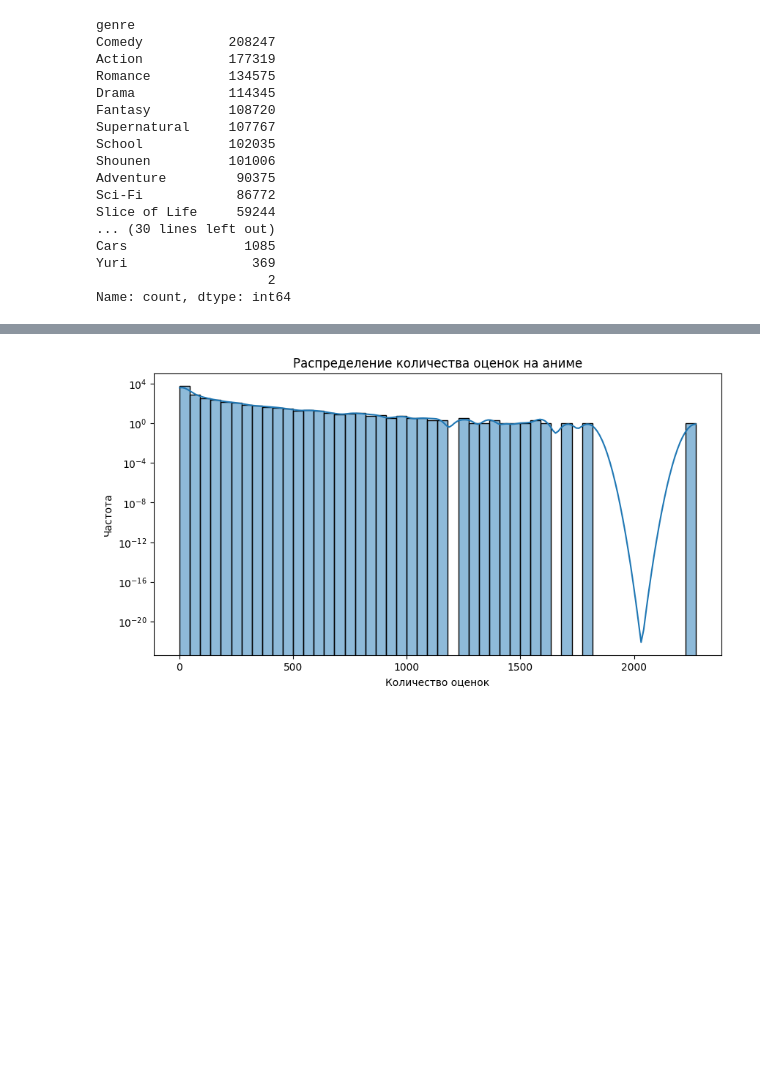
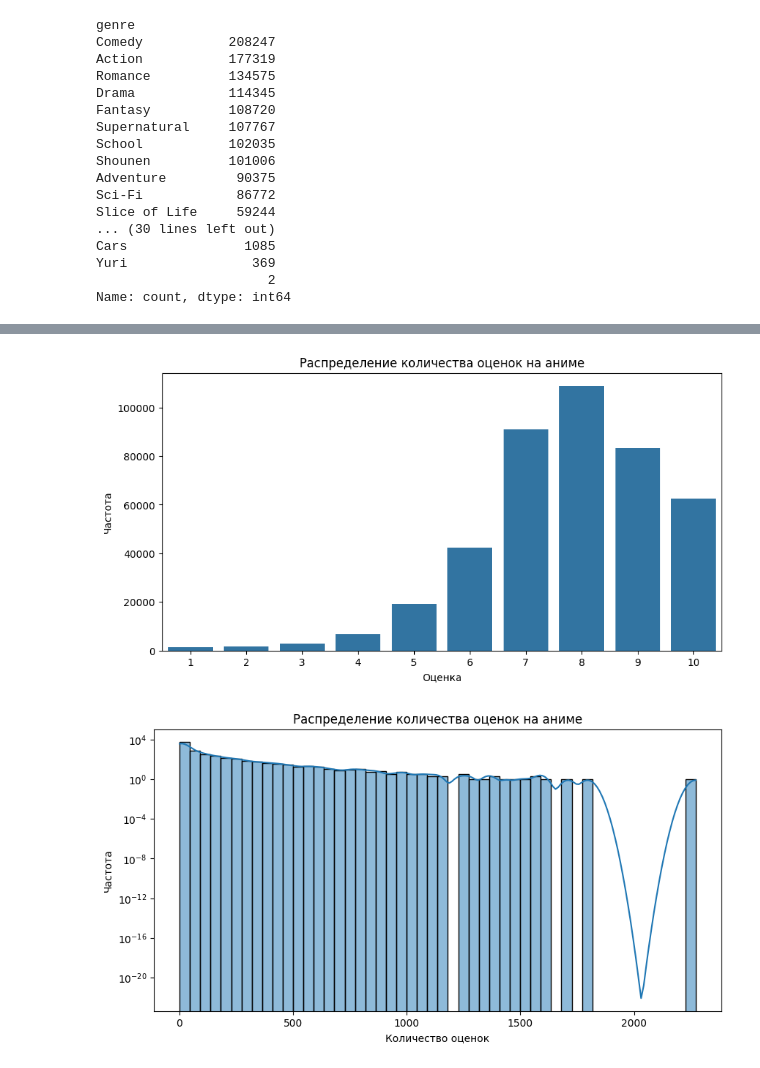
Before and after one commit to LapisuZXC/RecomendSysPrototype, a Jupyter notebook: notebooks/EDA_and_model_train.ipynb, the cells around one changed output, grey strips where cells are left out. Cells and saved outputs as stored; diff of their text form; code cells hidden in the pictures; blank space fills up the shorter version.

```diff
--- a/notebooks/EDA_and_model_train.ipynb
+++ b/notebooks/EDA_and_model_train.ipynb
@@ -115,3 +113,12 @@ sns.histplot(df_merged.groupby('Anime_ID')['name'].value_counts())
+# %%
+plt.figure(figsize=(10, 5))
+sns.barplot(df_anime_ratings['Feedback'].value_counts())
+plt.xlabel('Оценка')
+plt.ylabel('Частота')
+plt.title('Распределение количества оценок на аниме') # Логарифмическая шкала для удобства
+plt.show()
+# %% [output]
+[figure, added]
 # %%
 anime_feedback_counts = df_merged['Anime_ID'].value_counts()
 plt.figure(figsize=(10, 5))
```
Also changed, not shown: parts of 23 cells of this notebook, 7 other files.
